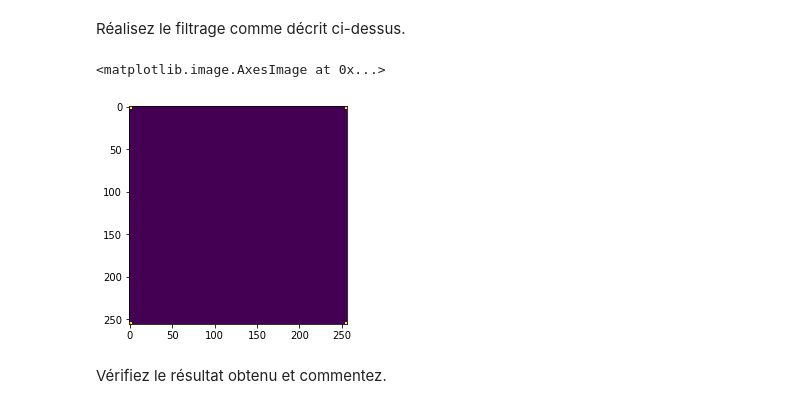
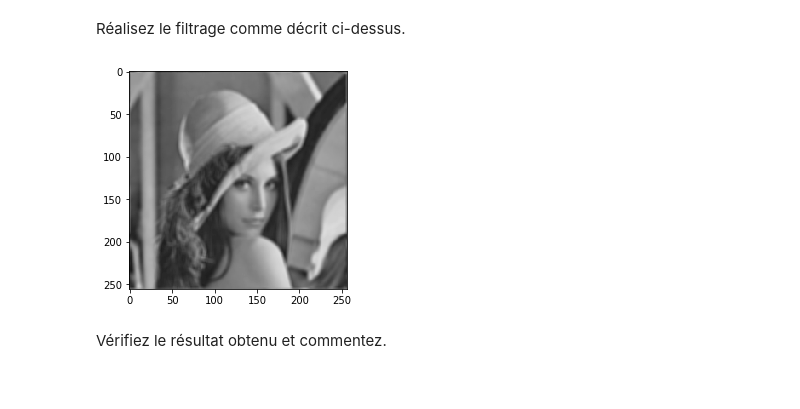
Before and after one commit to jacekwachowiak/UCA-image-processing, a Jupyter notebook: Tp_Data_enhancement.ipynb, the cells around one changed output. Cells and saved outputs as stored; diff of their text form; code cells hidden in the pictures.

```diff
--- a/Tp_Data_enhancement.ipynb
+++ b/Tp_Data_enhancement.ipynb
@@ -323,0 +323,7 @@ plt.imshow(imgn2, cmap='gray', vmin=0, vmax=255)
+# %%
+#Load image
+lena = plt.imread("lena.bmp")
+
+#Add noise and plot
+lena_gnoisy = lena + np.random.normal(0,20,lena.shape)
+plt.imshow(lena_gnoisy, cmap='gray',vmin=0, vmax=255)
@@ -419,0 +426,10 @@ plt.imshow(abs(hhlog))
+# %%
+h = np.ones((5,5))/25
+
+# Define a function that will come in handy
+def getMagnitudeSpectrum(h):
+    h_fft = np.fft.fft2(h)
+    h_fftshift = np.fft.fftshift(h_fft)
+    return np.log(np.abs(h_fftshift)+1)
+
+plt.imshow(getMagnitudeSpectrum(h), cmap = 'gray')
@@ -424,12 +450,16 @@ Quel est ce type de filtre ?
 # %% [markdown]
 Réalisez le filtrage comme décrit ci-dessus.
 # %%
-padding = (img.shape[0] -  hh.shape[0], img.shape[1] - hh.shape[1])
-padded = np.pad(hhnorm, (((padding[0]+1)//2, padding[0]//2), ((padding[1]+1)//2, padding[1]//2)), 'constant')
+img = lena
+# Pad and center the kernel
+padding = (img.shape[0] -  h.shape[0], img.shape[1] - h.shape[1])
+padded = np.pad(h, (((padding[0]+1)//2, padding[0]//2), ((padding[1]+1)//2, padding[1]//2)), 'constant')
 kernel = np.fft.ifftshift(padded)
-plt.imshow(abs(kernel))
+
+ffiltered = np.abs(np.fft.ifft2(np.fft.fft2(img) * np.fft.fft2(kernel)))
+plt.imshow(ffiltered, cmap='gray', vmin=0, vmax=255)
+plt.show()
 # %% [output]
-<matplotlib.image.AxesImage at 0x...>
-[figure, old version]
+[figure, new version]
 # %% [markdown]
 Vérifiez le résultat obtenu et commentez.
```
Also changed, not shown: parts of 86 cells of this notebook.
